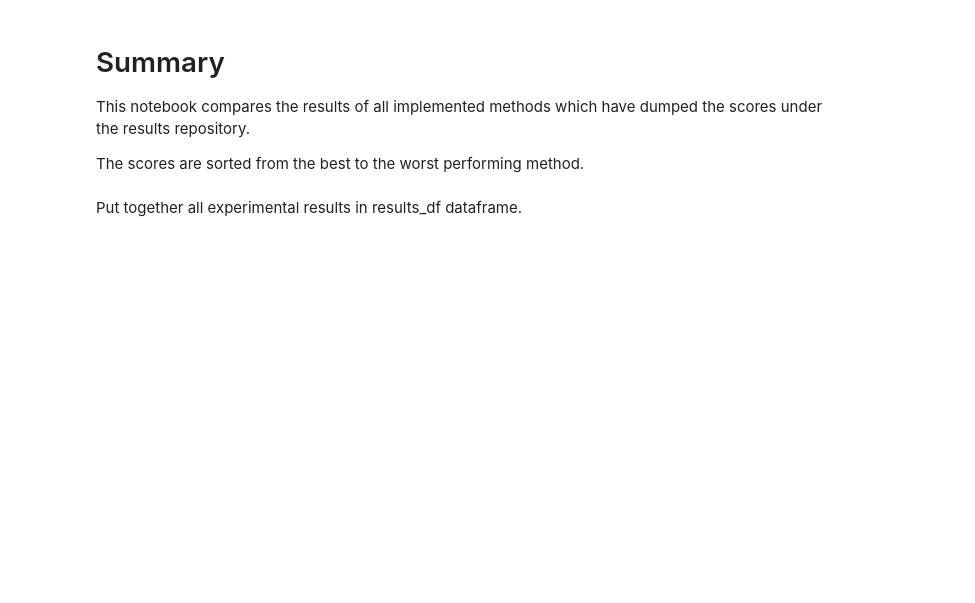
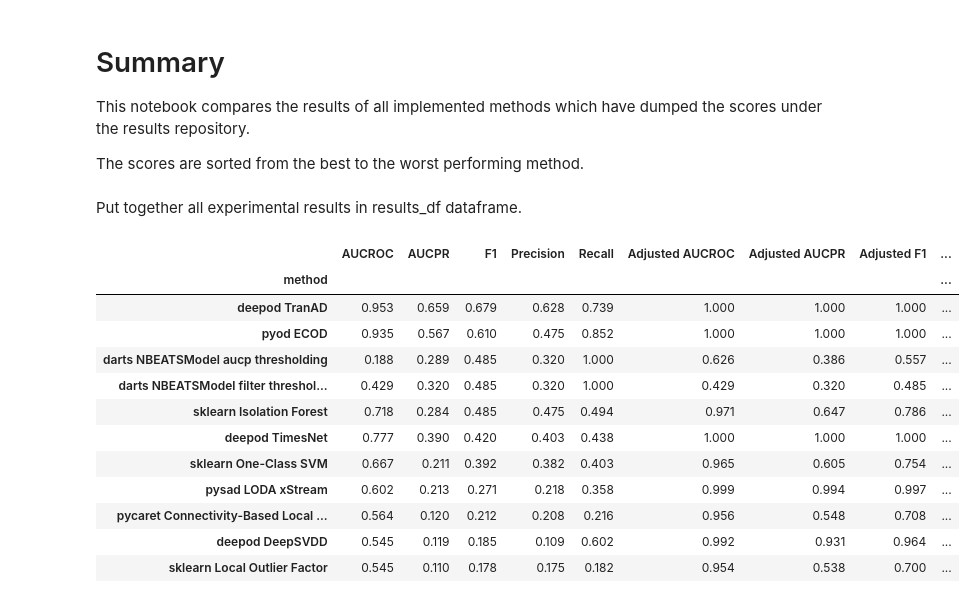
Before and after one commit to ciortanmadalina/europython2024, a Jupyter notebook: notebooks/benchmark.ipynb, the cells around one changed output. Drawn from its saved outputs; the diff is of its cells as text; code cells hidden in the pictures; blank space fills up the shorter version.

```diff
--- a/notebooks/benchmark.ipynb
+++ b/notebooks/benchmark.ipynb
@@ -37,0 +39,16 @@ results_df
+# %%
+results_df.round(3).sort_values(by="F1", ascending=False)
+# %% [output]
+|  | AUCROC | AUCPR | F1 | Precision | Recall | Adjusted AUCROC | Adjusted AUCPR | Adjusted F1 | ... |
+| method |  |  |  |  |  |  |  |  | ... |
+| deepod TranAD | 0.953 | 0.659 | 0.679 | 0.628 | 0.739 | 1.000 | 1.000 | 1.000 | ... |
+| pyod ECOD | 0.935 | 0.567 | 0.610 | 0.475 | 0.852 | 1.000 | 1.000 | 1.000 | ... |
+| darts NBEATSModel aucp thresholding | 0.188 | 0.289 | 0.485 | 0.320 | 1.000 | 0.626 | 0.386 | 0.557 | ... |
+| darts NBEATSModel filter threshol... | 0.429 | 0.320 | 0.485 | 0.320 | 1.000 | 0.429 | 0.320 | 0.485 | ... |
+| sklearn Isolation Forest | 0.718 | 0.284 | 0.485 | 0.475 | 0.494 | 0.971 | 0.647 | 0.786 | ... |
+| deepod TimesNet | 0.777 | 0.390 | 0.420 | 0.403 | 0.438 | 1.000 | 1.000 | 1.000 | ... |
+| sklearn One-Class SVM | 0.667 | 0.211 | 0.392 | 0.382 | 0.403 | 0.965 | 0.605 | 0.754 | ... |
+| pysad LODA xStream | 0.602 | 0.213 | 0.271 | 0.218 | 0.358 | 0.999 | 0.994 | 0.997 | ... |
+| pycaret Connectivity-Based Local ... | 0.564 | 0.120 | 0.212 | 0.208 | 0.216 | 0.956 | 0.548 | 0.708 | ... |
+| deepod DeepSVDD | 0.545 | 0.119 | 0.185 | 0.109 | 0.602 | 0.992 | 0.931 | 0.964 | ... |
+| sklearn Local Outlier Factor | 0.545 | 0.110 | 0.178 | 0.175 | 0.182 | 0.954 | 0.538 | 0.700 | ... |
```
Also changed, not shown: parts of 4 cells of this notebook, 6 other files.
